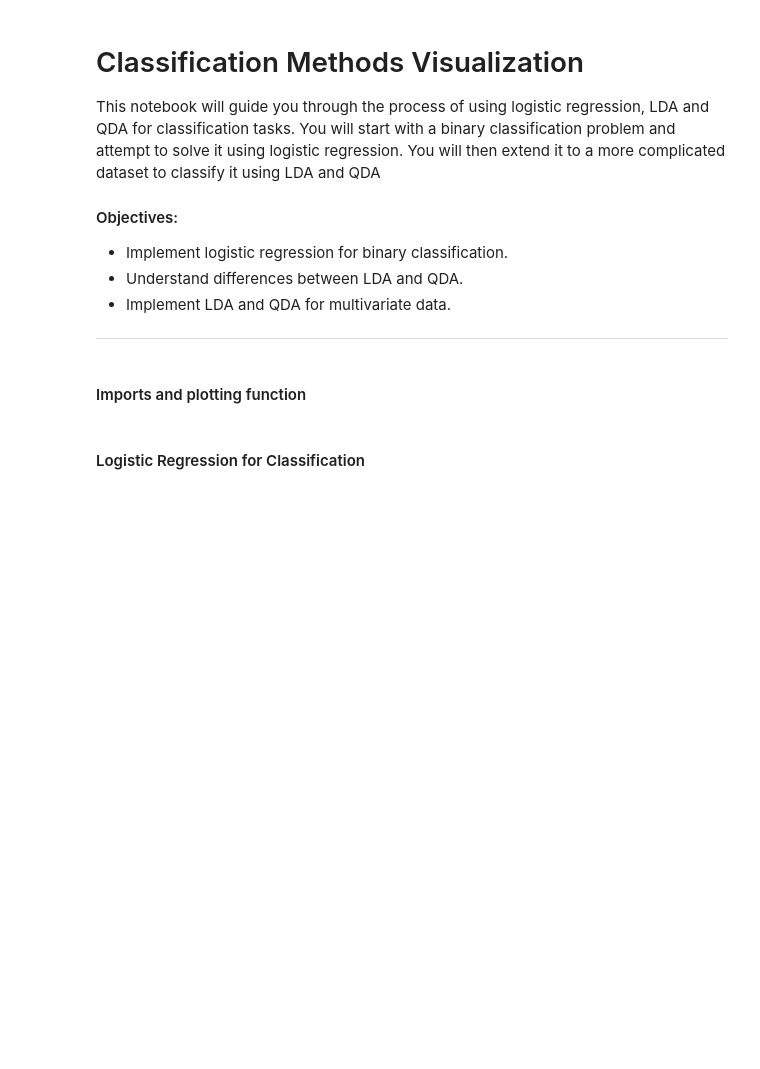
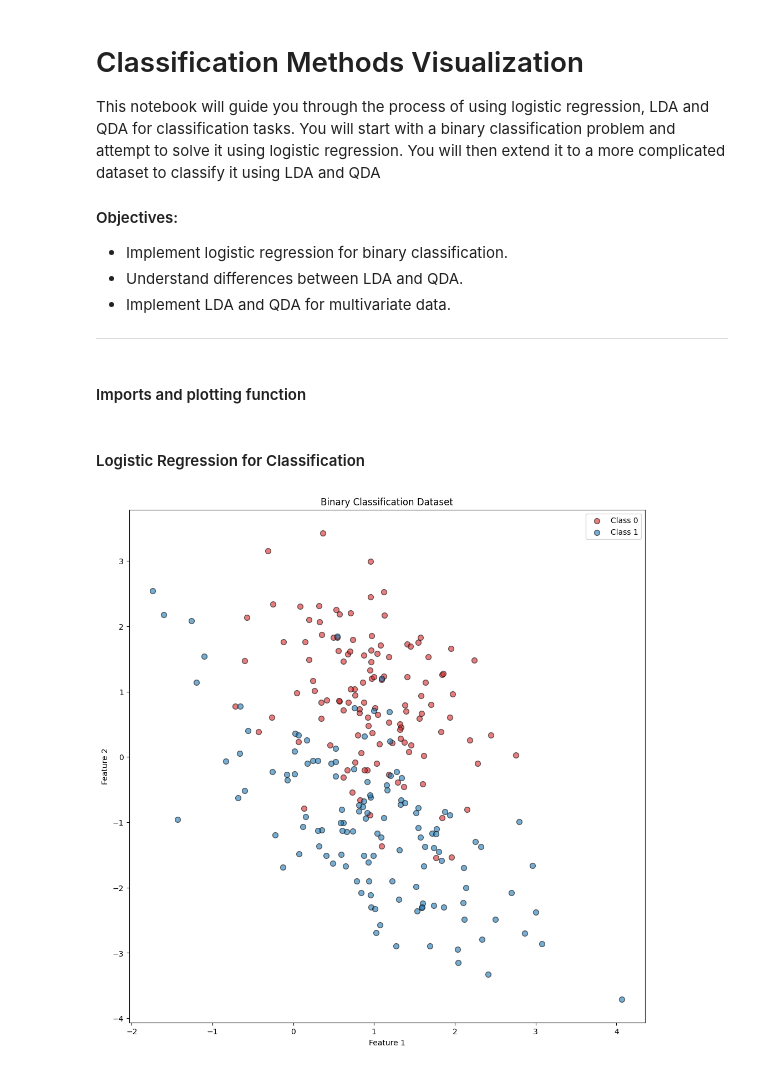
Before and after one commit to Raminyazdani/notebook-problem-solution-visualization, a Jupyter notebook: classification_visualization.ipynb, the cells around one changed output. Drawn from its saved outputs; the diff is of its cells as text; code cells hidden in the pictures; blank space fills up the shorter version.

```diff
--- a/classification_visualization.ipynb
+++ b/classification_visualization.ipynb
@@ -105,3 +105,21 @@ def plot_result(estimator, X, y, ax):
     ax.set(xticks=[], yticks=[])
 # %% [markdown]
 #### Logistic Regression for Classification
+# %%
+# Generate a synthetic dataset
+X, y = make_classification(n_samples=250, n_features=2, n_redundant=0,
+                           n_informative=2, n_clusters_per_class=1, random_state=1)
+
+# Visualize the dataset
+plt.figure(figsize=(12,12))
+# Plot points for Class 0
+plt.scatter(X[y == 0, 0], X[y == 0, 1], color=cmap(0.1), s=50, label='Class 0', alpha=0.6, edgecolors='k')
+# Plot points for Class 1
+plt.scatter(X[y == 1, 0], X[y == 1, 1], color=cmap(0.9), s=50, label='Class 1', alpha=0.6, edgecolors='k')
+plt.title('Binary Classification Dataset')
+plt.xlabel('Feature 1')
+plt.ylabel('Feature 2')
+plt.legend(['Class 0', 'Class 1'])
+plt.show()
+# %% [output]
+[figure, added]
```
Also changed, not shown: 1 other file.
